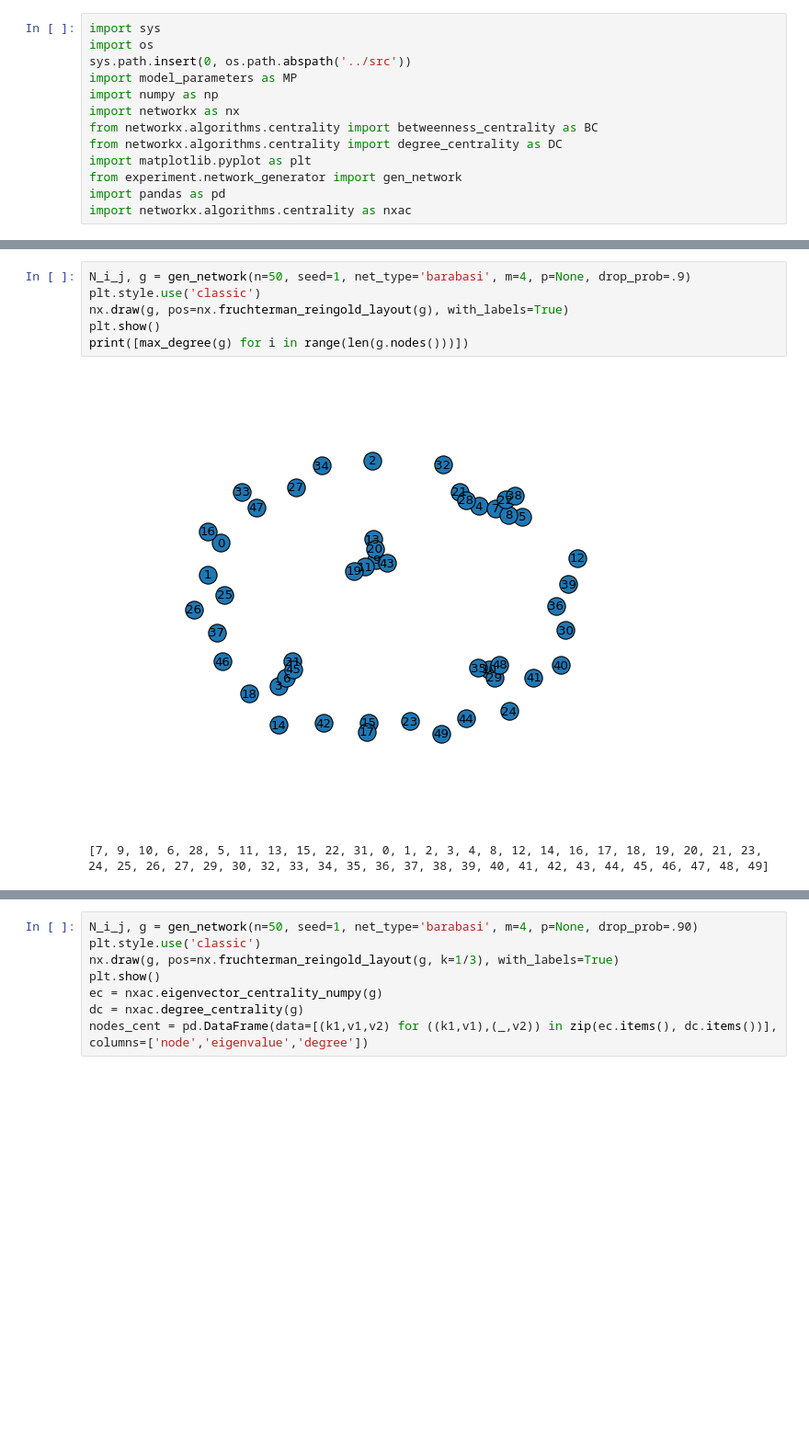
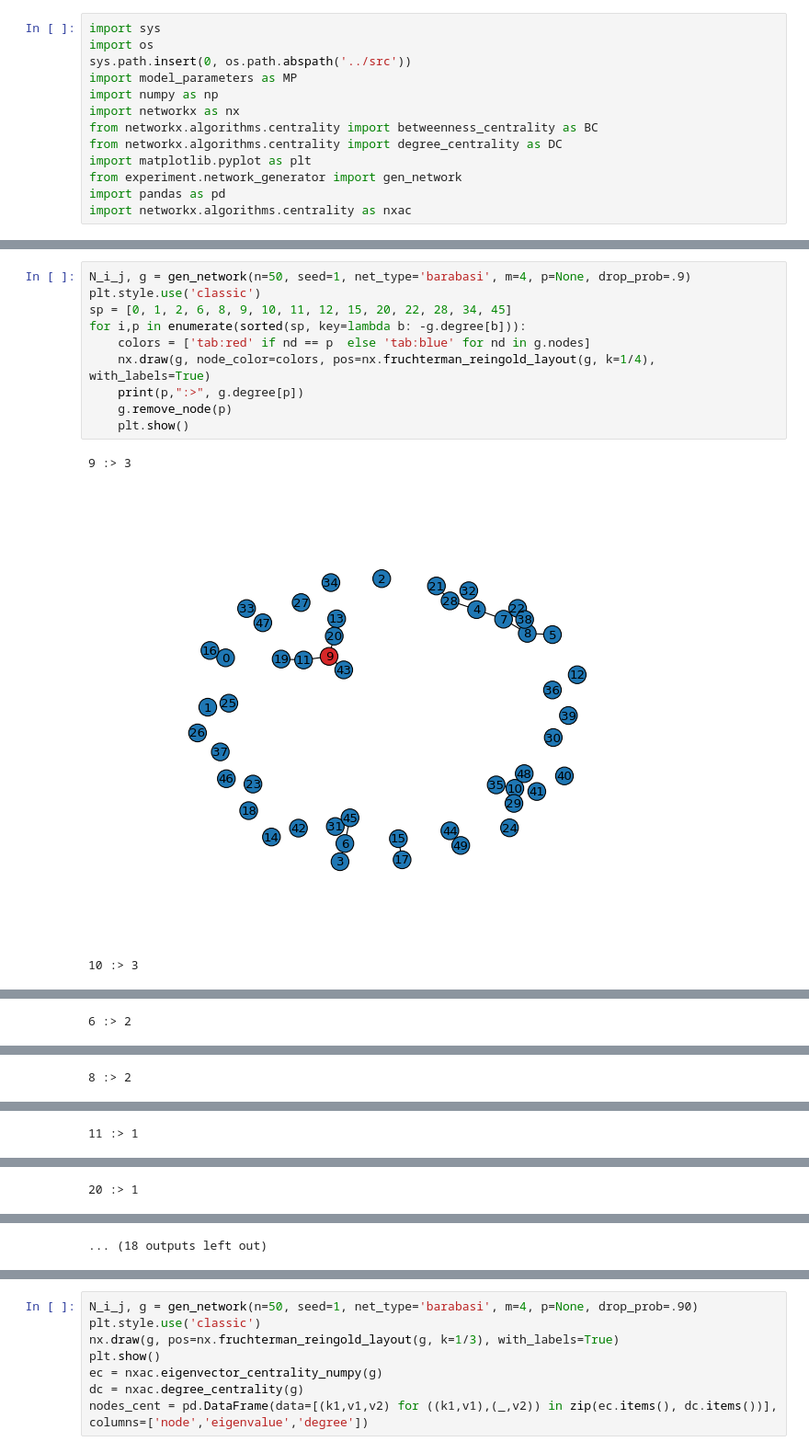
Before and after one commit to dursunkoc/copt, a Jupyter notebook: notebook/network-generation_ws.ipynb, the cells around one changed output, grey strips where cells are left out. Shown at 92% size. Drawn from its saved outputs; the diff is of its cells as text; blank space fills up the shorter version.

Commit message:
colored nodes

```diff
--- a/notebook/network-generation_ws.ipynb
+++ b/notebook/network-generation_ws.ipynb
@@ -43,9 +49,14 @@ def sort_nodes_to_inc_span(grph):
 # %%
 N_i_j, g = gen_network(n=50, seed=1, net_type='barabasi', m=4, p=None, drop_prob=.9)
 plt.style.use('classic')
-nx.draw(g, pos=nx.fruchterman_reingold_layout(g), with_labels=True)
-plt.show()
-print([max_degree(g) for i in range(len(g.nodes()))])
+sp = [0, 1, 2, 6, 8, 9, 10, 11, 12, 15, 20, 22, 28, 34, 45]
+for i,p in enumerate(sorted(sp, key=lambda b: -g.degree[b])):
+    colors = ['tab:red' if nd == p  else 'tab:blue' for nd in g.nodes]
+    nx.draw(g, node_color=colors, pos=nx.fruchterman_reingold_layout(g, k=1/4), with_labels=True)
+    print(p,":>", g.degree[p])
+    g.remove_node(p)
+    plt.show()
 # %% [output]
+9 :> 3
-[figure, old version]
+[figure, new version]
-[7, 9, 10, 6, 28, 5, 11, 13, 15, 22, 31, 0, 1, 2, 3, 4, 8, 12, 14, 16, 17, 18, 19, 20, 21, 23, 24, 25, 26, 27, 29, 30, 32, 33, 34, 35, 36, 37, 38, 39, 40, 41, 42, 43, 44, 45, 46, 47, 48, 49]
+10 :> 3
@@ -51,0 +64 @@ print([max_degree(g) for i in range(len(g.nodes()))])
+6 :> 2
@@ -51,0 +66 @@ print([max_degree(g) for i in range(len(g.nodes()))])
+8 :> 2
@@ -51,0 +68 @@ print([max_degree(g) for i in range(len(g.nodes()))])
+11 :> 1
@@ -51,0 +70 @@ print([max_degree(g) for i in range(len(g.nodes()))])
+20 :> 1
@@ -52,3 +72,4 @@ print([max_degree(g) for i in range(len(g.nodes()))])
+... (18 outputs left out)
 # %%
 N_i_j, g = gen_network(n=50, seed=1, net_type='barabasi', m=4, p=None, drop_prob=.90)
 plt.style.use('classic')
```
Also changed, not shown: parts of 4 cells of this notebook.
